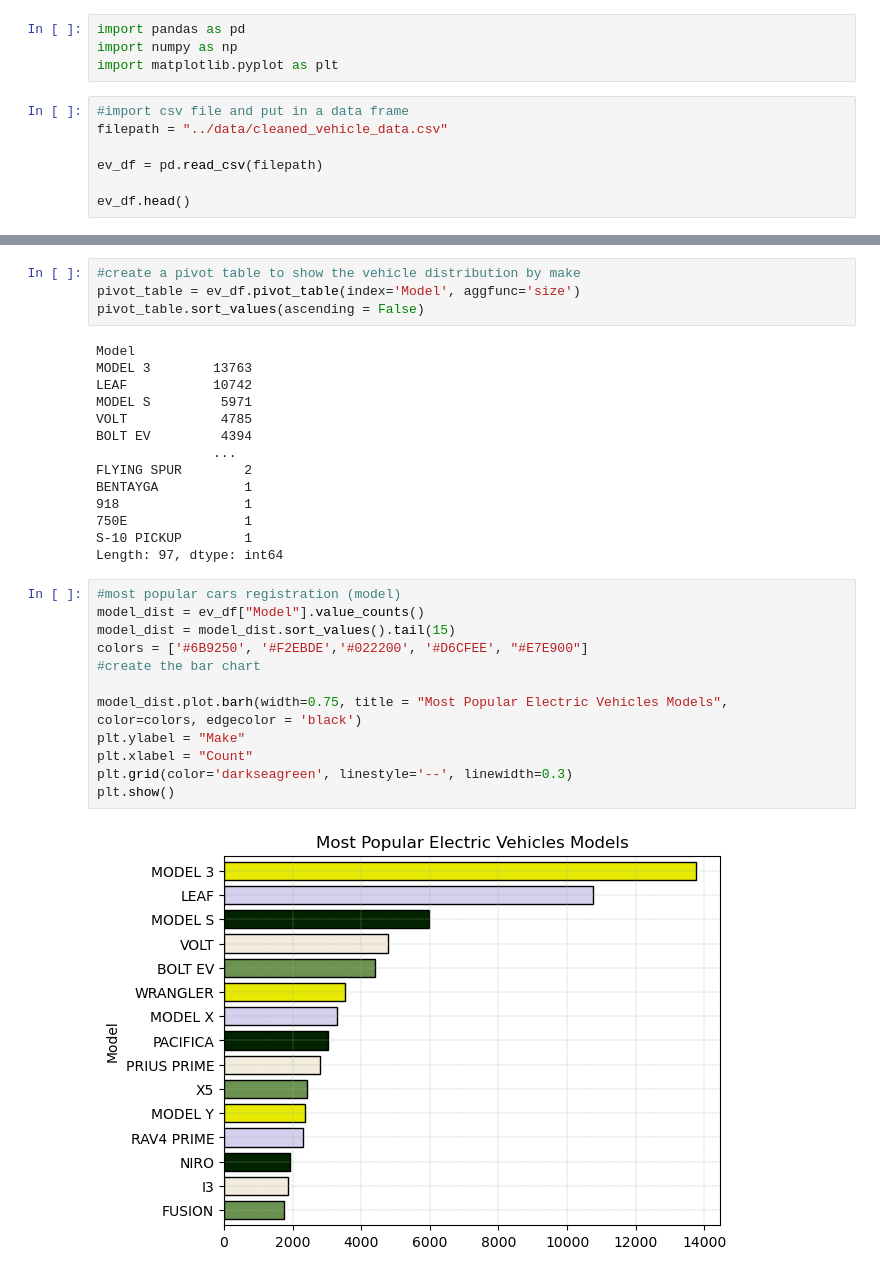
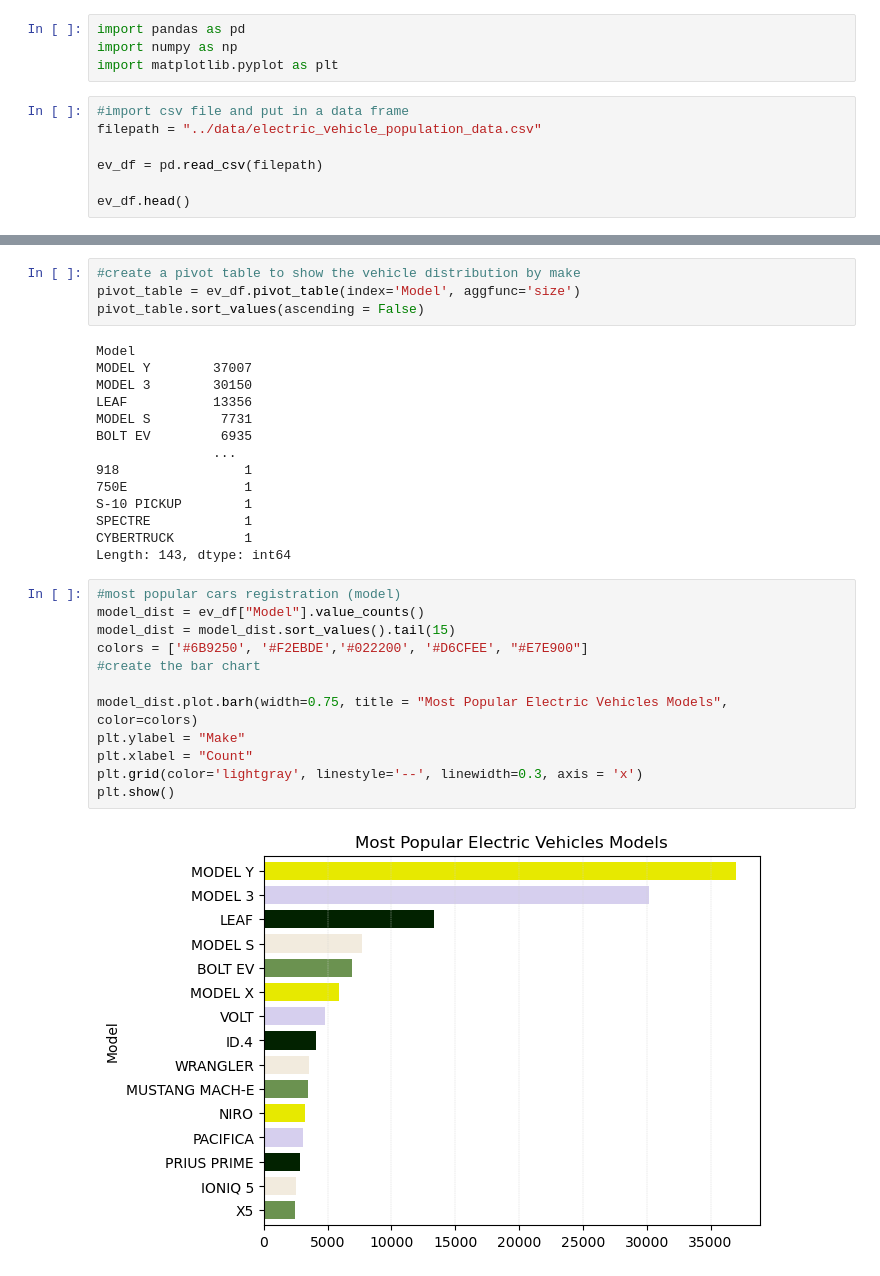
Before and after one commit to wrp94/project-1-group-02, a Jupyter notebook: Fatima's work/hypothesis 1.ipynb, the cells around one changed output, grey strips where cells are left out. Cells and saved outputs as stored; diff of their text form.

```diff
--- a/Fatima's work/hypothesis 1.ipynb
+++ b/Fatima's work/hypothesis 1.ipynb
@@ -4,7 +4,7 @@ import numpy as np
 import matplotlib.pyplot as plt
 # %%
 #import csv file and put in a data frame
-filepath = "../data/cleaned_vehicle_data.csv"
+filepath = "../data/electric_vehicle_population_data.csv"
 
 ev_df = pd.read_csv(filepath)
 
@@ -122,32 +120,32 @@ pivot_table = ev_df.pivot_table(index='Model', aggfunc='size')
 pivot_table.sort_values(ascending = False)
 # %% [output]
 Model
-MODEL 3        13763
-LEAF           10742
-MODEL S         5971
-VOLT            4785
-BOLT EV         4394
+MODEL Y        37007
+MODEL 3        30150
+LEAF           13356
+MODEL S         7731
+BOLT EV         6935
                ...
-FLYING SPUR        2
-BENTAYGA           1
 918                1
 750E               1
 S-10 PICKUP        1
-Length: 97, dtype: int64
+SPECTRE            1
+CYBERTRUCK         1
+Length: 143, dtype: int64
 # %%
 #most popular cars registration (model)
 model_dist = ev_df["Model"].value_counts()
 model_dist = model_dist.sort_values().tail(15)
 colors = ['#6B9250', '#F2EBDE','#022200', '#D6CFEE', "#E7E900"]
 #create the bar chart
 
-model_dist.plot.barh(width=0.75, title = "Most Popular Electric Vehicles Models",   color=colors, edgecolor = 'black')
+model_dist.plot.barh(width=0.75, title = "Most Popular Electric Vehicles Models",   color=colors)
 plt.ylabel = "Make"
 plt.xlabel = "Count"
-plt.grid(color='darkseagreen', linestyle='--', linewidth=0.3)
+plt.grid(color='lightgray', linestyle='--', linewidth=0.3, axis = 'x')
 plt.show()
 # %% [output]
-[figure, old version]
+[figure, new version]
 # %%
 #least popular cars registration (make)
 model_dist = ev_df["Model"].value_counts()
```
Also changed, not shown: parts of 8 cells of this notebook.
